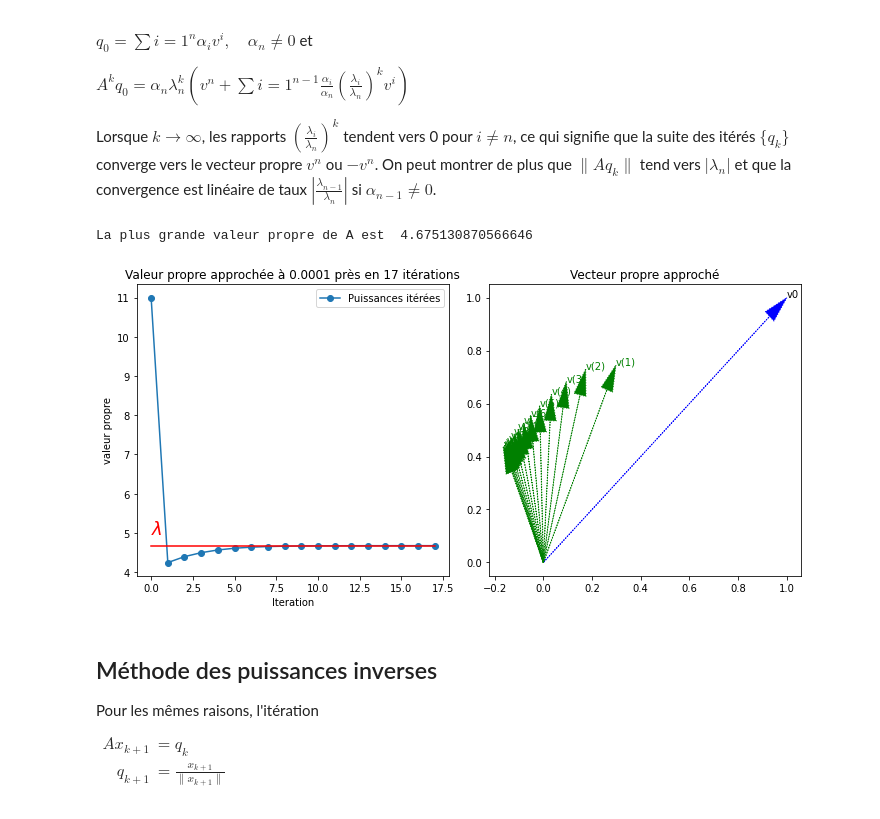
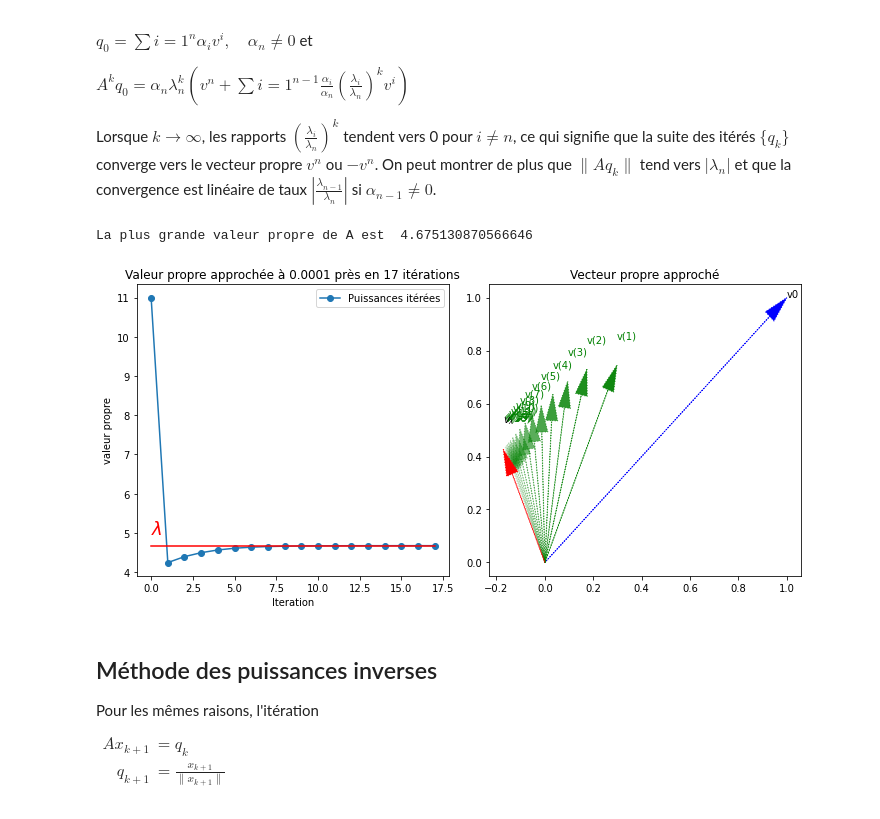
Before and after one commit to vbarra/ANbook, a Jupyter notebook: _build/jupyter_execute/puissiter.ipynb, the cells around one changed output. Cells and saved outputs as stored; diff of their text form; code cells hidden in the pictures.

```diff
--- a/_build/jupyter_execute/puissiter.ipynb
+++ b/_build/jupyter_execute/puissiter.ipynb
@@ -81,36 +81,40 @@ def puissiter(A,v0,lam,niter,epsilon):
         k=k+1
     return ll, vv,k
 
 A = np.array([[2.,1,-1],[1,3,1],[-1,1,4]])
+w,v=np.linalg.eig(A)
+vmax = v[:, np.argmax(w)]
 lam =np.max(np.linalg.eigvals(A))
 print("La plus grande valeur propre de A est ",lam)
 
 epsilon = 1e-4
 niter=50
 ll, vv,k = puissiter(A,np.ones(3),lam,niter,epsilon)
 
 plt.figure(figsize=(10,5))
 plt.subplot(121)
 plt.plot(range(len(ll)),ll,'-o',label='Puissances itérées')
 plt.plot(range(len(ll)),lam*np.ones((len(ll)), dtype=np.uint8) ,'r')
 plt.ylabel('valeur propre')
 plt.xlabel('Iteration');
 plt.text(0, lam+0.3, "$\lambda$", color="r", fontsize=18)
 plt.legend()
 plt.title("Valeur propre approchée à "+ str(epsilon)+" près en "+str(k)+" itérations")
 
 plt.subplot(122)
 plot_vector2d(vv[0], color="b", linestyle="dotted")
 plt.text(vv[0][0],vv[0][1],'v0')
 for i in range(1,k):
-    plot_vector2d(vv[i], color="g", linestyle="dotted")
-    plt.text(vv[i][0],vv[i][1],'v('+str(i)+')',color="g")
+    plot_vector2d(vv[i], color="g", linestyle="dotted",alpha = 1-float(i)/k)
+    plt.text(vv[i][0],vv[i][1]+0.1,'v('+str(i)+')',color="g")
+plot_vector2d(vmax, color="r", linestyle="dotted")
+plt.text(vmax[0],vmax[1]+0.1,'$v_\lambda$')
 
 plt.title("Vecteur propre approché")
 plt.tight_layout()
 # %% [output]
 La plus grande valeur propre de A est  4.675130870566646
-[figure, old version]
+[figure, new version]
 # %% [markdown]
 ## Méthode des puissances inverses
 
```
Also changed, not shown: 9 other files.
